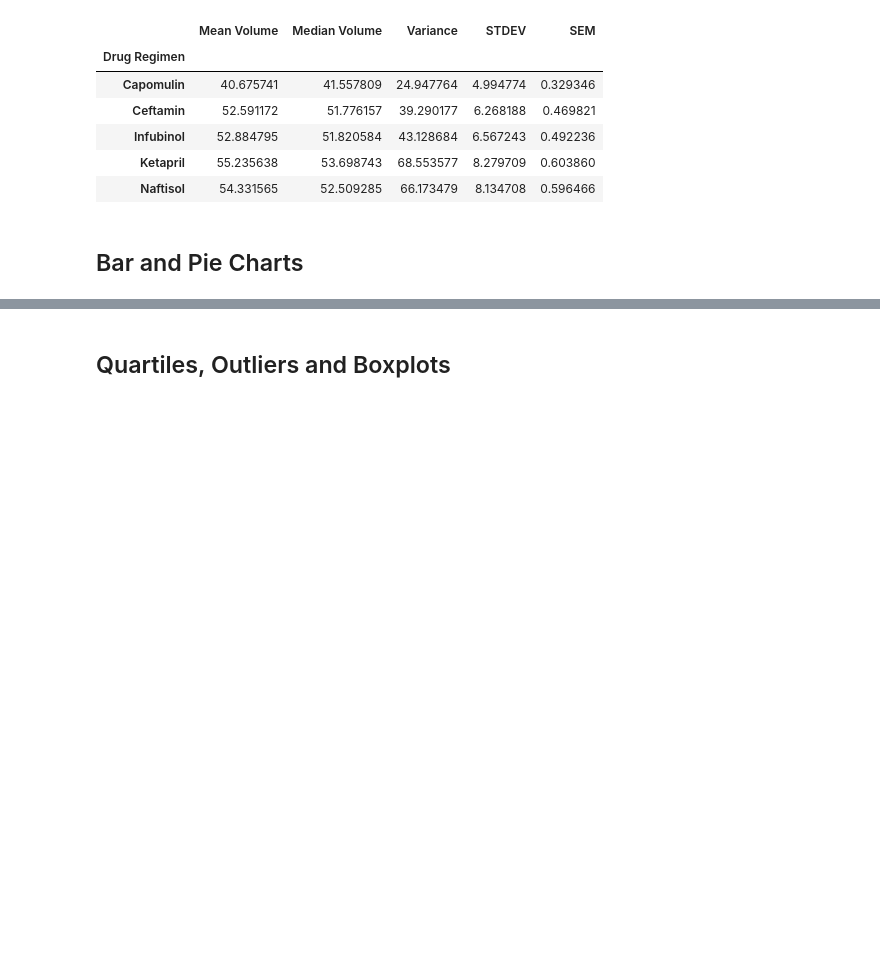
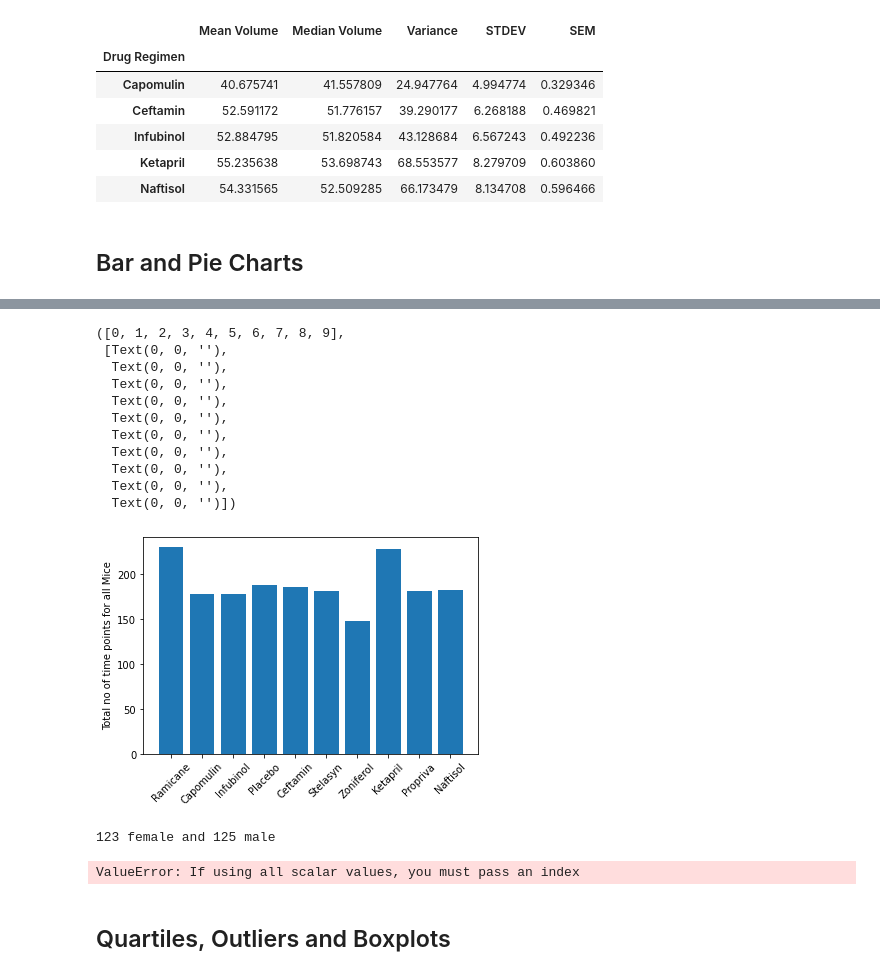
Before and after one commit to bhubh/matplotlib_challenge, a Jupyter notebook: Pymaceuticals/pymaceuticals.ipynb, the cells around one changed output, grey strips where cells are left out. Cells and saved outputs as stored; diff of their text form; code cells hidden in the pictures; blank space fills up the shorter version.

```diff
--- a/Pymaceuticals/pymaceuticals.ipynb
+++ b/Pymaceuticals/pymaceuticals.ipynb
@@ -177,2 +184,21 @@ summary_df1.head()
 # %%
 # Generate a bar plot showing the total number of timepoints for all mice tested for each drug regimen using pyplot.
+counts = drug_grouped
+drug = clean_df["Drug Regimen"].unique()
+
+fig = plt.bar(drug,drug_grouped)
+plt.ylabel("Total no of time points for all Mice")
+plt.xticks(rotation = "45")
+# %% [output]
+([0, 1, 2, 3, 4, 5, 6, 7, 8, 9],
+ [Text(0, 0, ''),
+  Text(0, 0, ''),
+  Text(0, 0, ''),
+  Text(0, 0, ''),
+  Text(0, 0, ''),
+  Text(0, 0, ''),
+  Text(0, 0, ''),
+  Text(0, 0, ''),
+  Text(0, 0, ''),
+  Text(0, 0, '')])
+[figure, added]
@@ -181,3 +205,17 @@ summary_df1.head()
+# %%
+# Generate a pie plot showing the distribution of female versus male mice using Pandas
+
+mice_male = clean_df[clean_df["Sex"] =="Male"]["Mouse ID"].unique()
+mice_female = clean_df[clean_df["Sex"] =="Female"]["Mouse ID"].unique()
+female = len(mice_female)
+male  = len(mice_male)
+print(f"{female} female and {male} male")
+sex = pd.DataFrame({"Male":125, "Female":123})
+
+#fig = sex.plot.pie(sex)
+# %% [output]
+123 female and 125 male
+ValueError: If using all scalar values, you must pass an index
 # %%
 # Generate a pie plot showing the distribution of female versus male mice using pyplot
 # %% [markdown]
```
Also changed, not shown: parts of 2 cells of this notebook.
